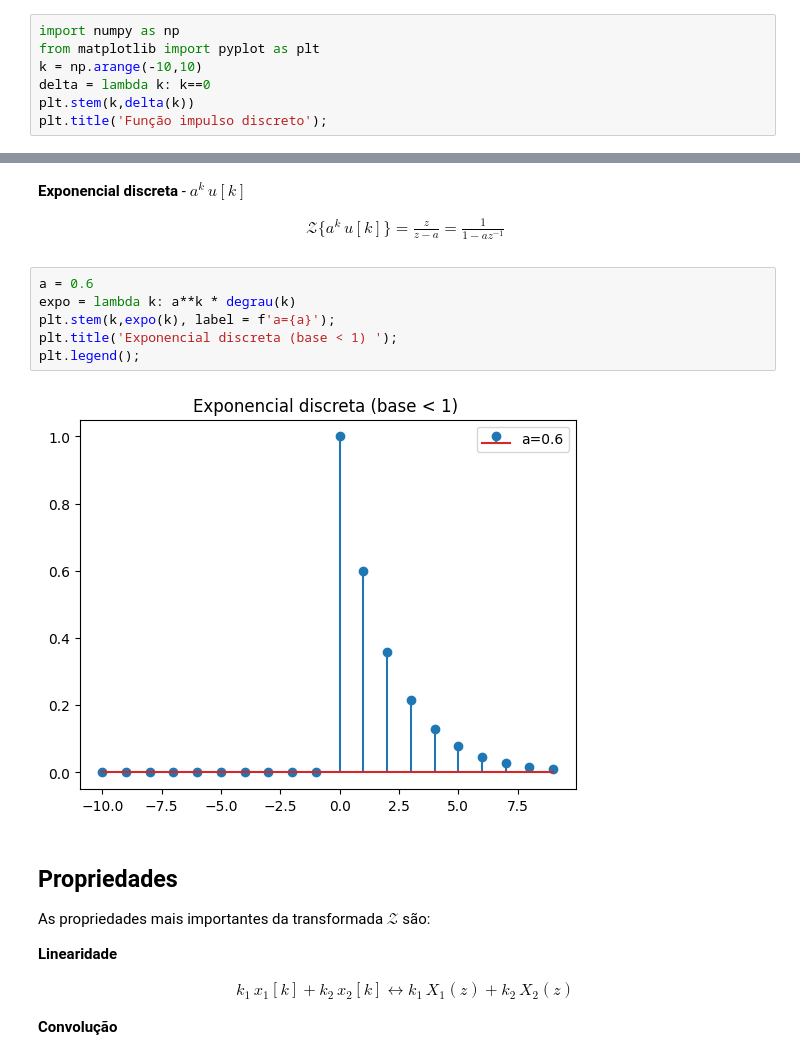
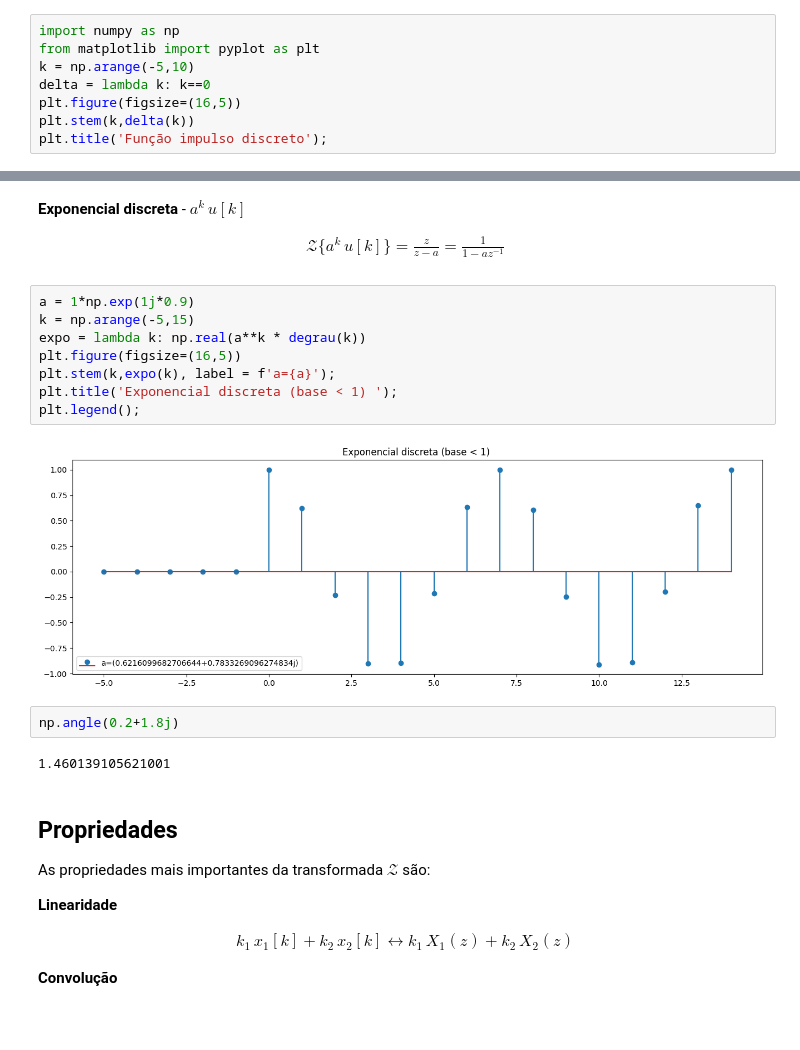
Before and after one commit to rsbayma/Controle-II, a Jupyter notebook: Controle digital/2 - Transformada Z.ipynb, the cells around one changed output, grey strips where cells are left out. Saved outputs shown, nothing was run; the diff lists cells and outputs as text; blank space fills up the shorter version.

```diff
--- a/Controle digital/2 - Transformada Z.ipynb
+++ b/Controle digital/2 - Transformada Z.ipynb
@@ -53,8 +64,9 @@ $$
 # %%
 import numpy as np
 from matplotlib import pyplot as plt
-k = np.arange(-10,10)
+k = np.arange(-5,10)
 delta = lambda k: k==0
+plt.figure(figsize=(16,5))
 plt.stem(k,delta(k))
 plt.title('Função impulso discreto');
 # %% [output]
@@ -82,13 +95,19 @@ $$
 \end{align}
 $$
 # %%
-a = 0.6
-expo = lambda k: a**k * degrau(k)
+a = 1*np.exp(1j*0.9)
+k = np.arange(-5,15)
+expo = lambda k: np.real(a**k * degrau(k))
+plt.figure(figsize=(16,5))
 plt.stem(k,expo(k), label = f'a={a}');
 plt.title('Exponencial discreta (base < 1) ');
 plt.legend();
 # %% [output]
-[figure, old version]
+[figure, new version]
+# %%
+np.angle(0.2+1.8j)
+# %% [output]
+1.460139105621001
 # %% [markdown]
 ## Propriedades
 
```
Also changed, not shown: parts of 3 cells of this notebook, 1 other file.
